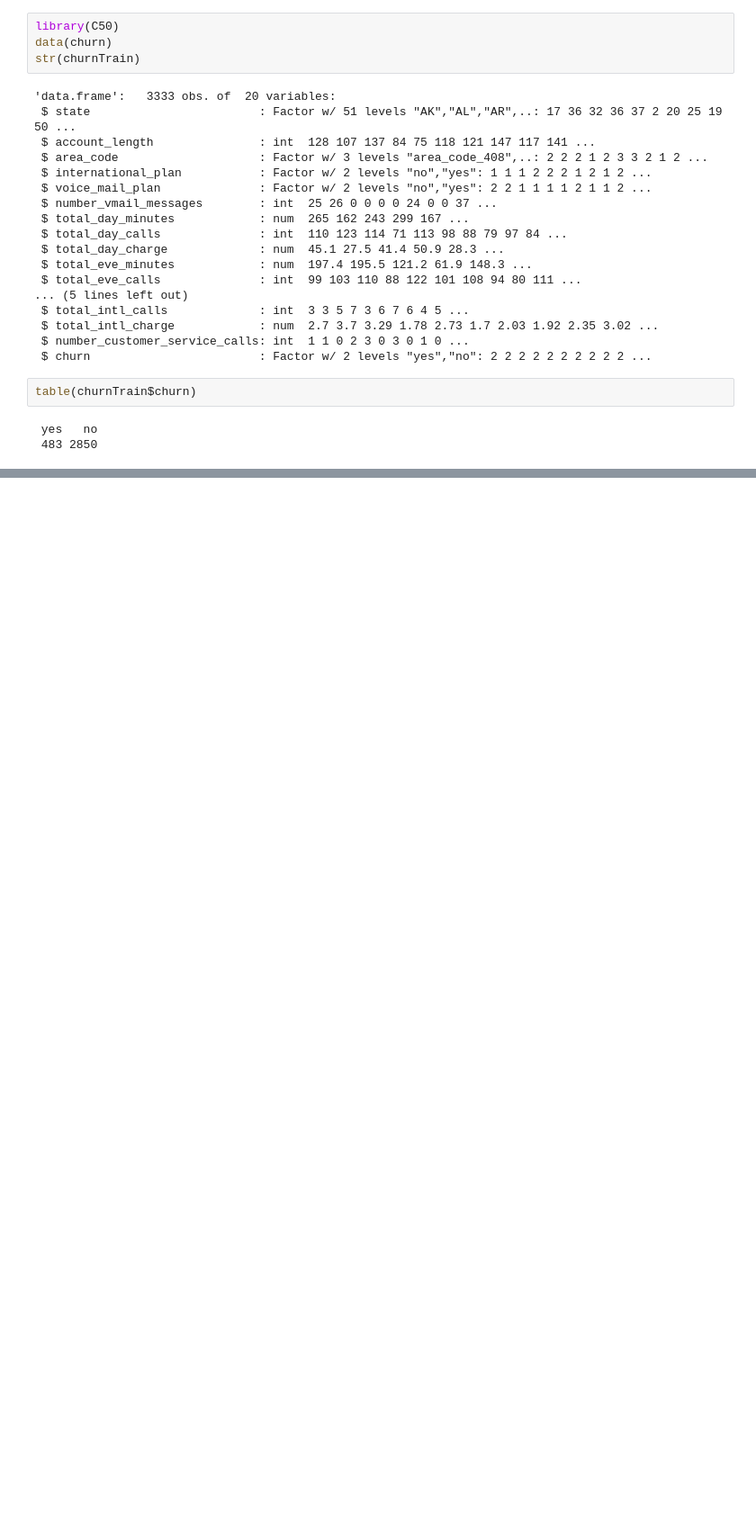
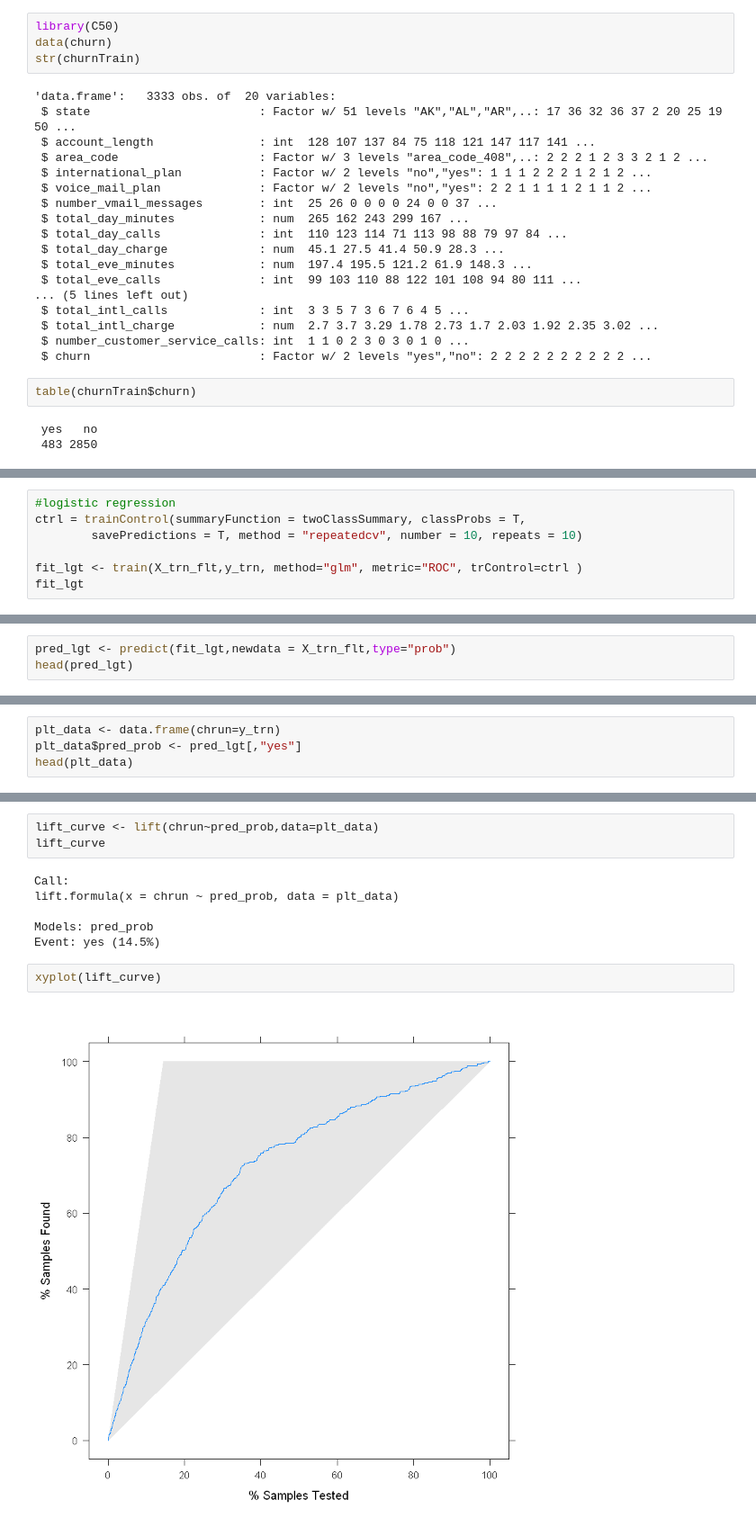
Before and after one commit to Randallzoeng/BookClub, a Jupyter notebook: AppliedPredictiveModeling/Chap. 12 Exercises.ipynb, the cells around one changed output, grey strips where cells are left out. Shown at 90% size. Cells and saved outputs as stored; diff of their text form; blank space fills up the shorter version.

```diff
--- a/AppliedPredictiveModeling/Chap. 12 Exercises.ipynb
+++ b/AppliedPredictiveModeling/Chap. 12 Exercises.ipynb
@@ -848,0 +926,7 @@ table(churnTrain$churn)
+# %%
+#logistic regression
+ctrl = trainControl(summaryFunction = twoClassSummary, classProbs = T,
+        savePredictions = T, method = "repeatedcv", number = 10, repeats = 10)
+
+fit_lgt <- train(X_trn_flt,y_trn, method="glm", metric="ROC", trControl=ctrl )
+fit_lgt
@@ -848,0 +947,3 @@ table(churnTrain$churn)
+# %%
+pred_lgt <- predict(fit_lgt,newdata = X_trn_flt,type="prob")
+head(pred_lgt)
@@ -848,0 +958,4 @@ table(churnTrain$churn)
+# %%
+plt_data <- data.frame(chrun=y_trn)
+plt_data$pred_prob <- pred_lgt[,"yes"]
+head(plt_data)
@@ -848,0 +970,13 @@ table(churnTrain$churn)
+# %%
+lift_curve <- lift(chrun~pred_prob,data=plt_data)
+lift_curve
+# %% [output]
+Call:
+lift.formula(x = chrun ~ pred_prob, data = plt_data)
+
+Models: pred_prob
+Event: yes (14.5%)
+# %%
+xyplot(lift_curve)
+# %% [output]
+[figure, added]
```
Also changed, not shown: parts of 14 cells of this notebook.
